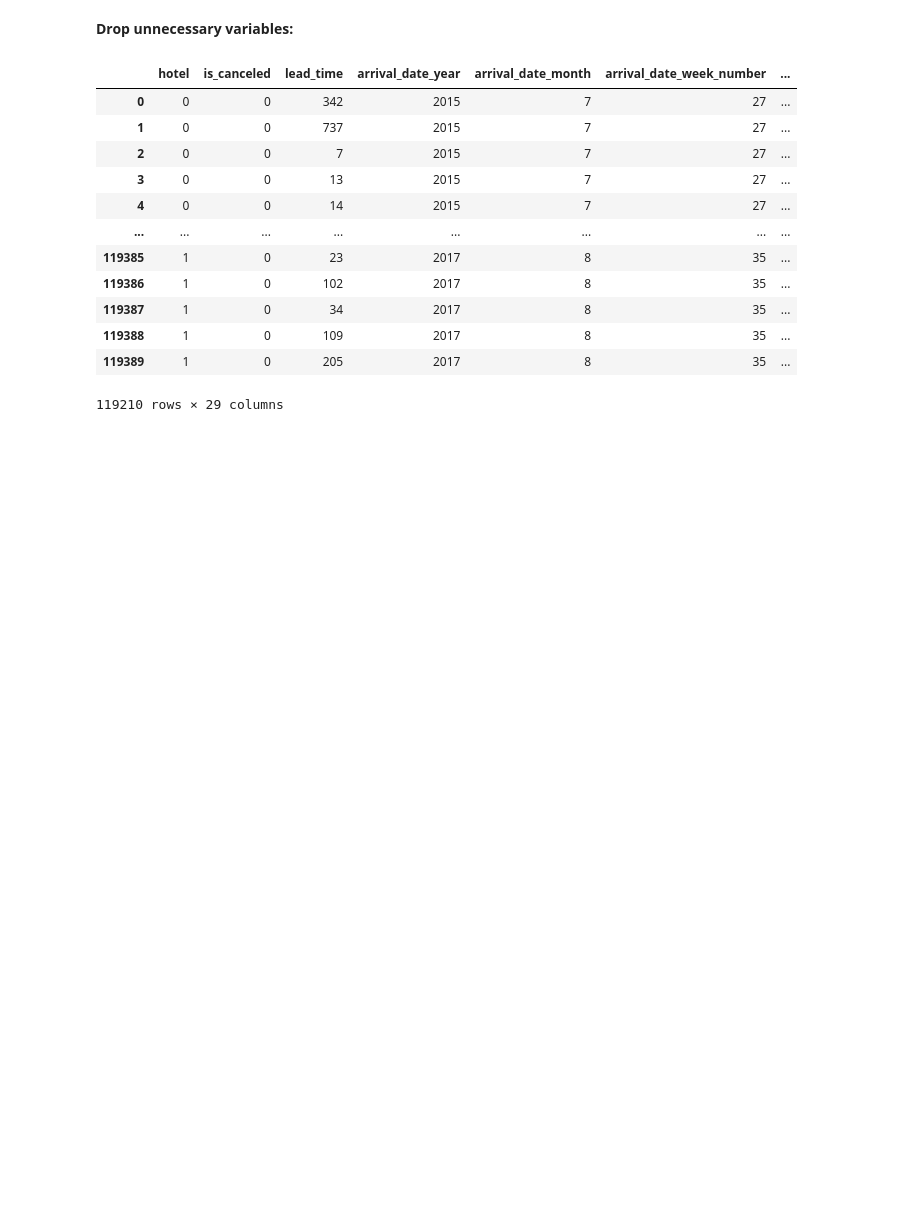
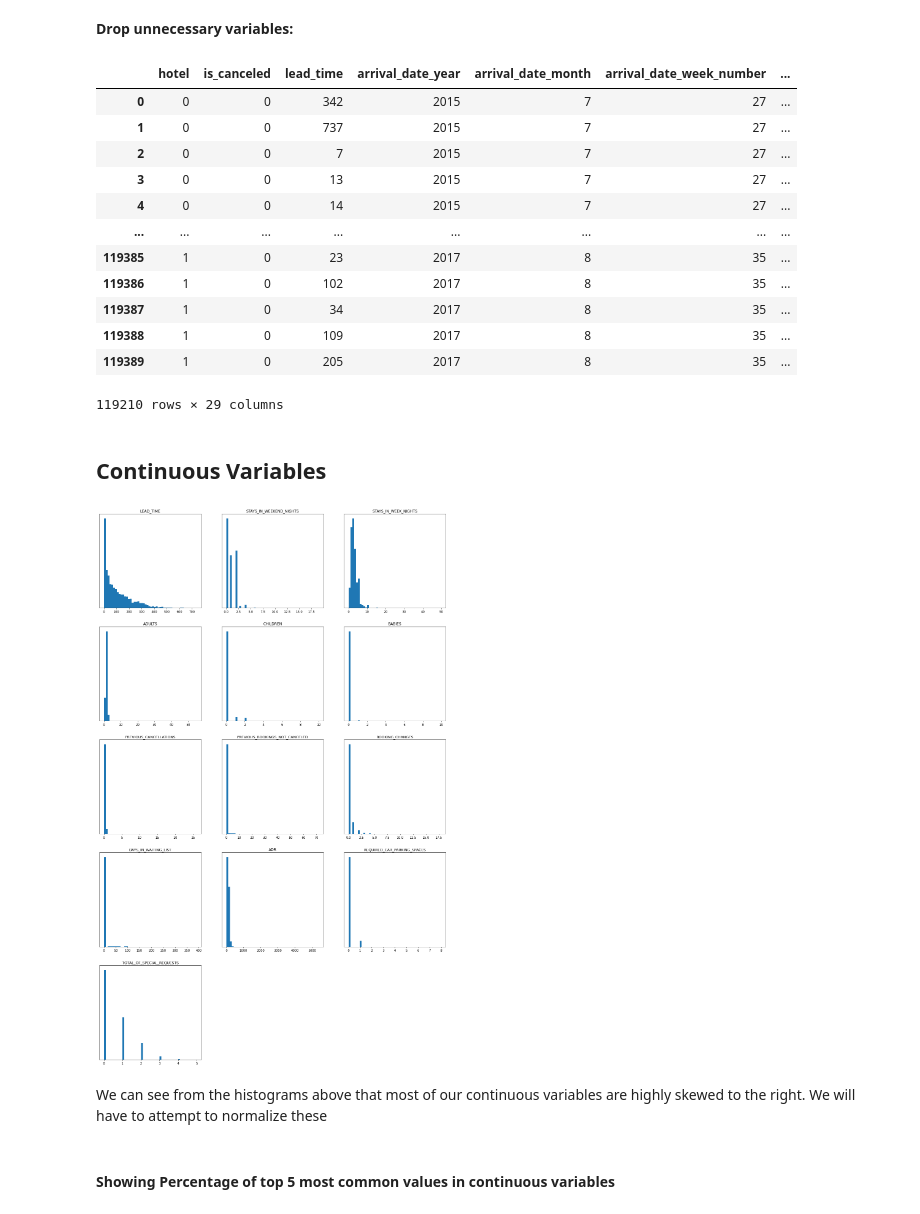
Before and after one commit to John-Rooney/DSC478_Group_Project, a Jupyter notebook: DSC 478 Final Project.ipynb, the cells around one changed output. Saved outputs shown, nothing was run; the diff lists cells and outputs as text; code cells hidden in the pictures; blank space fills up the shorter version.

```diff
--- a/DSC 478 Final Project.ipynb
+++ b/DSC 478 Final Project.ipynb
@@ -171,3 +171,25 @@ data
 | 119388 | 1 | 0 | 109 | 2017 | 8 | 35 | ... |
 | 119389 | 1 | 0 | 205 | 2017 | 8 | 35 | ... |
 119210 rows × 29 columns
+# %%
+#categorical vars
+cats = ['agent', 'arrival_date_year', 'arrival_date_day_of_month', 'arrival_date_week_number', 'arrival_date_month', 'is_repeated_guest', 'distribution_channel', 'is_canceled', 'hotel', 'meal', 'market_segment', 'reserved_room_type', 'assigned_room_type', 'deposit_type', 'customer_type', 'reservation_status']
+#continuous vars
+cont = ['lead_time', 'stays_in_weekend_nights', 'stays_in_week_nights', 'adults', 'children', 'babies', 'previous_cancellations', 'previous_bookings_not_canceled', 'booking_changes', 'days_in_waiting_list', 'adr', 'required_car_parking_spaces', 'total_of_special_requests']
+# %% [markdown]
+## Continuous Variables
+# %%
+fig, ax = plt.subplots(figsize=(16, 25))
+ax.axis('off')
+fig.tight_layout()
+for idx, i in enumerate(cont):
+    fig.add_subplot(5,3,idx+1)
+    plt.hist(data[i], bins = 50)
+    plt.yticks([])
+    plt.title(i.upper())
+# %% [output]
+[figure, added]
+# %% [markdown]
+We can see from the histograms above that most of our continuous variables are highly skewed to the right. We will have to attempt to normalize these
+# %% [markdown]
+#### Showing Percentage of top 5 most common values in continuous variables
```
Also changed, not shown: parts of 11 cells of this notebook.
